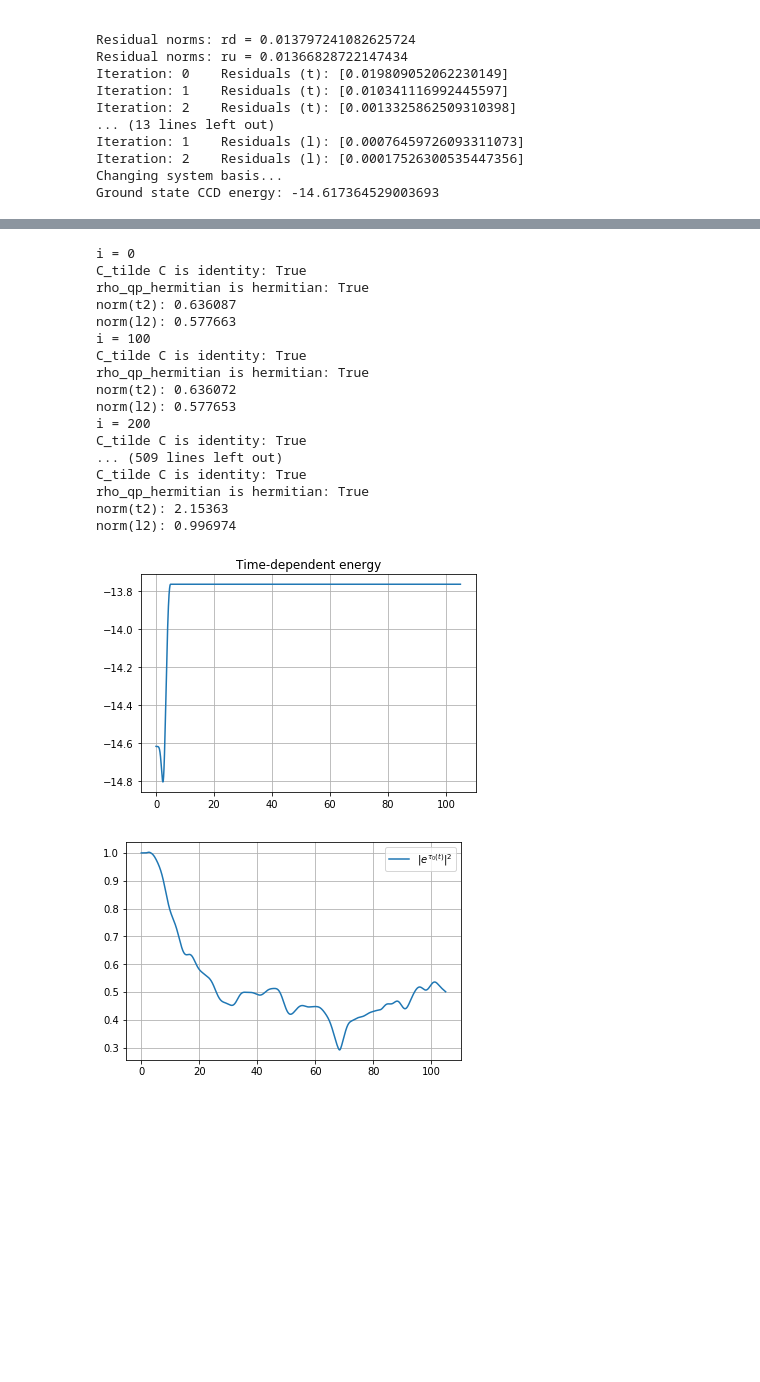
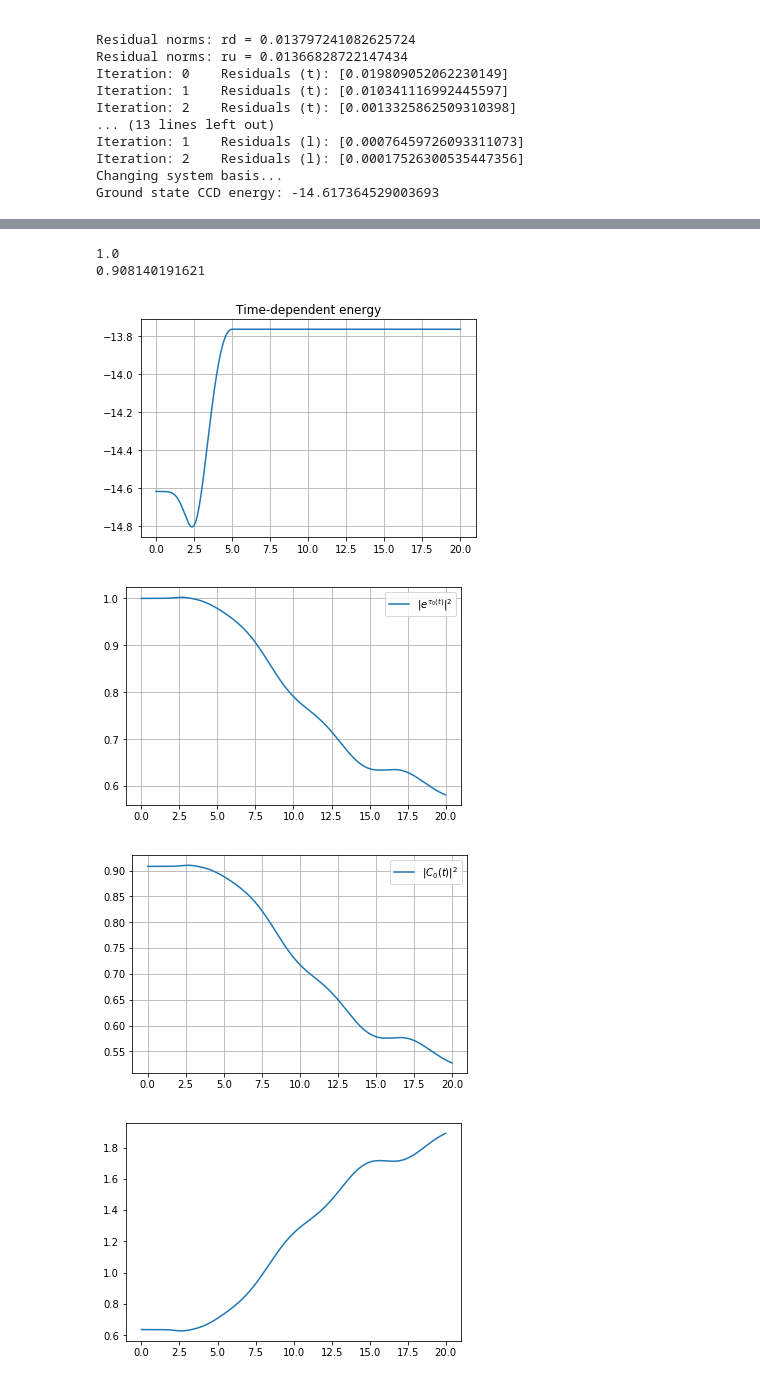
Before and after one commit to HyQD/coupled-cluster, a Jupyter notebook: scripts/oatdcc-beryllium-phase.ipynb, the cells around one changed output, grey strips where cells are left out. Drawn from its saved outputs; the diff is of its cells as text; code cells hidden in the pictures; blank space fills up the shorter version.

Commit message:
Normalize OATDCCD phase for Beryllium

```diff
--- a/scripts/oatdcc-beryllium-phase.ipynb
+++ b/scripts/oatdcc-beryllium-phase.ipynb
@@ -44,7 +45,7 @@ system.change_to_hf_basis(tolerance=1e-10, verbose=True)
 HF converged to given precision in 17 iterations
 Ehf: -14.57233763096077
 # %%
-integrator = GaussIntegrator(np=np, eps=1e-10)
+integrator = GaussIntegrator(np=np,s=2,eps=1e-6)
 cc_kwargs = dict(verbose=True)
 oatdccd = OATDCCD(system, integrator=integrator, np=np, **cc_kwargs)
 oatdccd.compute_ground_state()
@@ -81,7 +82,7 @@ system.set_time_evolution_operator(
 # %%
 oatdccd.set_initial_conditions()
 dt = 1e-2
-Tfinal = 105
+Tfinal = 20
 Nsteps = int(Tfinal / dt) + 1
 timestep_stop_laser = int(laser_duration / dt)
 # %%
@@ -93,6 +94,7 @@ print("dt = {0}".format(dt))
 td_energies = np.zeros(len(time_points))
 td_energies_imag = np.zeros(len(time_points))
 phase = np.zeros(len(time_points), dtype=np.complex128)
+C0 = np.zeros(len(time_points), dtype=np.complex128)
 norm_t2 = np.zeros(len(time_points))
 norm_l2 = np.zeros(len(time_points))
 dip_z = np.zeros(len(time_points))
@@ -119,8 +121,35 @@ dip_z[0] = (np.einsum("qp,pq->", rho_qp_hermitian, z)).real
 phase[0] = t[0][0]
 norm_t2[0] = np.linalg.norm(t[1])
 norm_l2[0] = np.linalg.norm(l)
+
+i_inds = []
+j_inds = []
+a_inds = []
+b_inds = []
+for i in range(0,system.n):
+    for j in range(i+1,system.n):
+        for a in range(0,system.m):
+            for b in range(a+1,system.m):
+                i_inds.append(i)
+                j_inds.append(j)
+                a_inds.append(a)
+                b_inds.append(b)
+
+exp_tau0 = np.exp(t[0][0])
+print(exp_tau0)
+ci_vec     = np.concatenate(([1], t[1][a_inds,b_inds,i_inds,j_inds]))
+ci_vec    *= exp_tau0
+N = np.vdot(ci_vec,ci_vec)
+ci_vec = ci_vec/np.sqrt(N)
+print(np.abs(ci_vec[0])**2)
+C0[0] = ci_vec[0]
+# %% [output]
+1.0
+0.908140191621
 # %%
-for i, amp in enumerate(oatdccd.solve(time_points)):
+for i, amp in tqdm.tqdm(
+    enumerate(oatdccd.solve(time_points)), total=Nsteps - 1
+):
     t, l, C, C_tilde = amp
     energy = oatdccd.compute_energy()
     td_energies[i + 1] = energy.real
@@ -138,6 +167,14 @@ for i, amp in enumerate(oatdccd.solve(time_points)):
     norm_t2[i + 1] = np.linalg.norm(t[1])
     norm_l2[i + 1] = np.linalg.norm(l)
 
+    exp_tau0 = np.exp(t[0][0])
+    ci_vec     = ci_vec     = np.concatenate(([1], t[1][a_inds,b_inds,i_inds,j_inds]))
+    ci_vec    *= exp_tau0
+    N = np.vdot(ci_vec,ci_vec)
+    ci_vec = ci_vec/np.sqrt(N)
+    C0[i+1] = ci_vec[0]
+
+    """
     if i % 100 == 0:
         print(f"i = {i}")
         eye = C_tilde @ C
@@ -150,45 +187,40 @@ for i, amp in enumerate(oatdccd.solve(time_points)):
         )
         print("norm(t2): %g" % np.linalg.norm(t[1]))
         print("norm(l2): %g" % np.linalg.norm(l))
+    """
-# %% [output]
-i = 0
-C_tilde C is identity: True
-rho_qp_hermitian is hermitian: True
-norm(t2): 0.636087
-norm(l2): 0.577663
-i = 100
-C_tilde C is identity: True
-rho_qp_hermitian is hermitian: True
-norm(t2): 0.636072
-norm(l2): 0.577653
-i = 200
-C_tilde C is identity: True
-... (509 lines left out)
-C_tilde C is identity: True
-rho_qp_hermitian is hermitian: True
-norm(t2): 2.15363
-norm(l2): 0.996974
 # %%
 plt.figure()
 plt.plot(time_points, td_energies)
 plt.title("Time-dependent energy")
 plt.grid()
 
 """
 plt.figure()
 plt.plot(time_points, dip_z)
 plt.title(r"$\langle z(t) \rangle$")
 plt.grid()
 """
 
 plt.figure()
 plt.plot(time_points, np.abs(np.exp(phase)) ** 2,label=r'$|e^{\tau_0(t)}|^2$')
 plt.grid()
 plt.legend()
 plt.savefig('oatdccd.png')
-np.save('be_phase', phase)
+np.save('be_phase_new', phase)
+
+plt.figure()
+plt.plot(time_points, np.abs(C0) ** 2,label=r'$|C_0(t)|^2$')
+plt.grid()
+plt.legend()
+plt.savefig('c0_normed.png')
+np.save('c0.normed', C0)
+
+plt.figure()
+plt.plot(time_points,norm_t2)
 
 plt.show()
 # %% [output]
-[figure, old version]
+[figure, new version]
-[figure, old version]
+[figure, new version]
+[figure, added]
+[figure, added]
```
Also changed, not shown: parts of 2 cells of this notebook.
